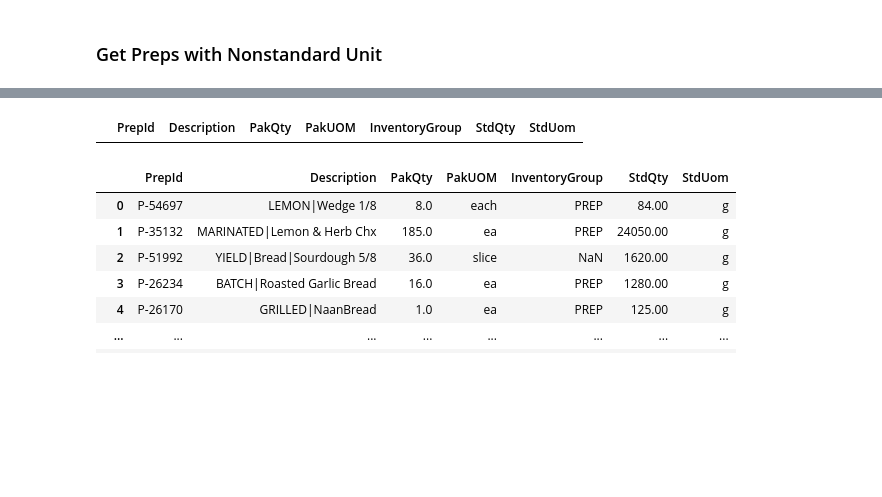
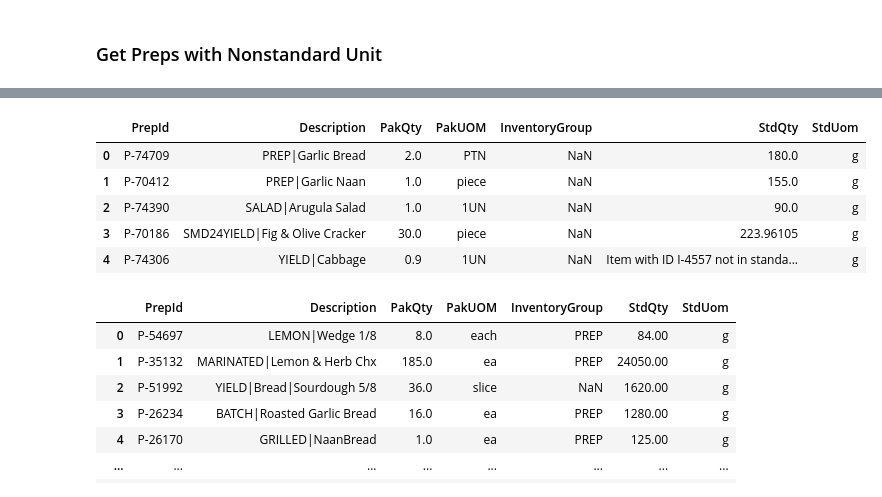
Before and after one commit to SEEDSProjects/CFFS_Label_2024_25, a Jupyter notebook: Notebooks_UBCFS/2_data_cleaning.ipynb, the cells around one changed output, grey strips where cells are left out. Saved outputs shown, nothing was run; the diff lists cells and outputs as text; code cells hidden in the pictures; blank space fills up the shorter version.

```diff
--- a/Notebooks_UBCFS/2_data_cleaning.ipynb
+++ b/Notebooks_UBCFS/2_data_cleaning.ipynb
@@ -652,7 +654,11 @@ def calculate_final_weight(prepID):
 Preps_Nonstd["StdQty"] = Preps_Nonstd["PrepId"].apply(calculate_final_weight)
 Preps_Nonstd["StdUom"] = "g"
 # Update the Preps dataframe with the calculated weights
-Preps.update(Preps_Nonstd[["PrepId", "StdQty"]].set_index("PrepId"))
+for index, row in Preps_Nonstd.iterrows():
+    PrepId = row['PrepId']
+    StdQty = row['StdQty']
+    Preps.loc[Preps['PrepId'] == PrepId, 'StdQty'] = StdQty
+    Preps.loc[Preps['PrepId'] == PrepId, 'StdUom'] = 'g'
 # %%
 Preps_Nonstd
 # %% [output]
@@ -676,21 +687,40 @@ Preps_Nonstd
 # %%
 # Filter out preps with nonstandard uom but have information already
+
 Manual_PrepU = pd.read_csv(os.path.join(os.getcwd(), "data", "cleaning", "update", "Preps_UpdateUom.csv"))
 
 col_names = list(Preps_Nonstd.columns.values)
 Preps_Nonstd_na = []
 
-for index, row in Preps_Nonstd.iterrows():
-    PrepId = Preps_Nonstd.loc[index,'PrepId']
-    if PrepId not in Manual_PrepU['PrepId'].values or Preps_Nonstd.loc[index,"StdUom"] != "g":
+# for index, row in Preps_Nonstd.iterrows():
+#     PrepId = Preps_Nonstd.loc[index,'PrepId']
+#     if PrepId not in Manual_PrepU['PrepId'].values or Preps_Nonstd.loc[index,"StdUom"] != "g":
+#         Dict = {}
+#         Dict.update(dict(row))
+#         Preps_Nonstd_na.append(Dict)
+
+for idx, row in Preps_Nonstd.iterrows():
+    PrepID = Preps_Nonstd.loc[idx, 'PrepId']
+    Manual_PakQty = Manual_PrepU.loc[Manual_PrepU['PrepId'] == PrepID, 'PakQty']
+    Manual_PakUOM = Manual_PrepU.loc[Manual_PrepU['PrepId'] == PrepID, 'PakUOM']
+    Nonstd_PakQty = Preps_Nonstd.loc[idx, 'PakQty']
+    Nonstd_PakUOM = Preps_Nonstd.loc[idx, 'PakUOM']
+    if ((Manual_PakQty.empty or Manual_PakUOM.empty) or
+        (Manual_PakQty.values[0] != Nonstd_PakQty or Manual_PakUOM.values[0] != Nonstd_PakUOM) or
+        (Preps_Nonstd.loc[idx, "StdUom"] != "g")):
         Dict = {}
         Dict.update(dict(row))
         Preps_Nonstd_na.append(Dict)
 
 Preps_Nonstd = pd.DataFrame(Preps_Nonstd_na, columns = col_names)
 Preps_Nonstd
 # %% [output]
 |  | PrepId | Description | PakQty | PakUOM | InventoryGroup | StdQty | StdUom |
+| 0 | P-74709 | PREP|Garlic Bread | 2.0 | PTN | NaN | 180.0 | g |
+| 1 | P-70412 | PREP|Garlic Naan | 1.0 | piece | NaN | 155.0 | g |
+| 2 | P-74390 | SALAD|Arugula Salad | 1.0 | 1UN | NaN | 90.0 | g |
+| 3 | P-70186 | SMD24YIELD|Fig & Olive Cracker | 30.0 | piece | NaN | 223.96105 | g |
+| 4 | P-74306 | YIELD|Cabbage | 0.9 | 1UN | NaN | Item with ID I-4557 not in standa... | g |
 # %%
 path = os.path.join(os.getcwd(), "data", "cleaning", "Preps_NonstdUom.csv")
 Preps_Nonstd.to_csv(path, index = False, header = True)
```
Also changed, not shown: parts of 30 cells of this notebook, 8 other files.
